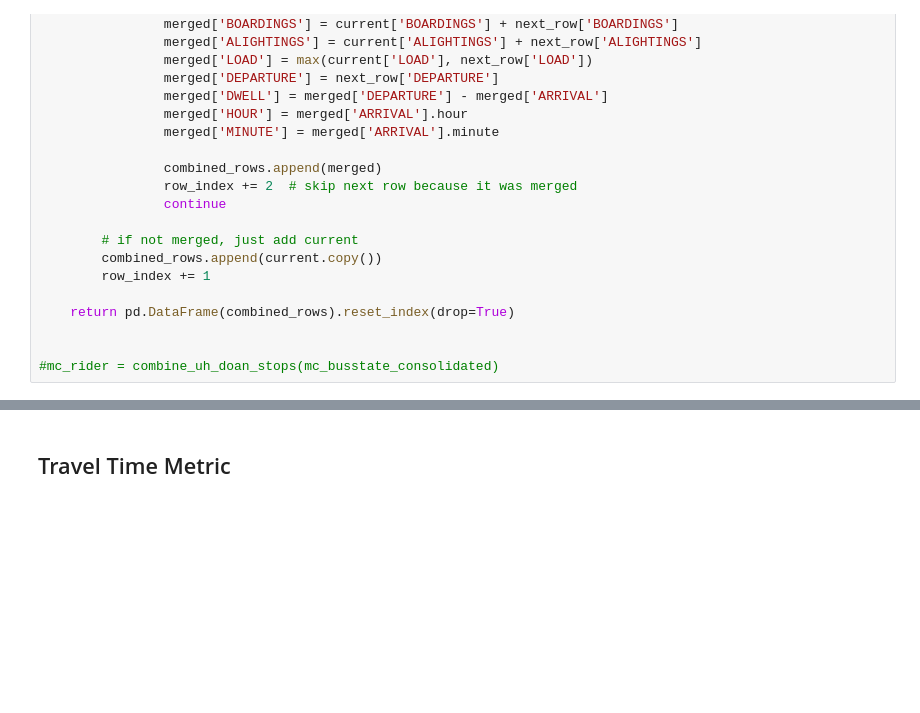
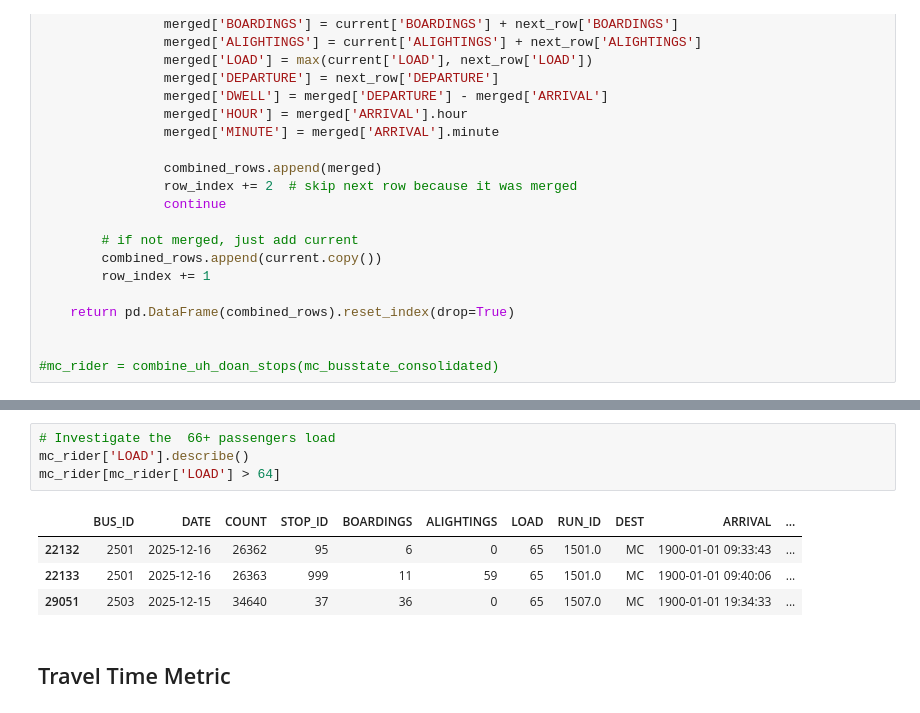
Before and after one commit to morgan1461/WMC-dashboard, a Jupyter notebook: med_center_dashboard metrics.ipynb, the cells around one changed output, grey strips where cells are left out. Drawn from its saved outputs; the diff is of its cells as text; blank space fills up the shorter version.

```diff
--- a/main.ipynb
+++ b/med_center_dashboard metrics.ipynb
@@ -701,6 +596,15 @@ capacity_summary
 | 4 | 2-8p | 2109 | 1845 | 254 | 10 | 0 |
 | 5 | 8-10p | 401 | 401 | 0 | 0 | 0 |
 | 6 | 10p-12a | 454 | 439 | 14 | 1 | 0 |
+# %%
+# Investigate the  66+ passengers load
+mc_rider['LOAD'].describe()
+mc_rider[mc_rider['LOAD'] > 64]
+# %% [output]
+|  | BUS_ID | DATE | COUNT | STOP_ID | BOARDINGS | ALIGHTINGS | LOAD | RUN_ID | DEST | ARRIVAL | ... |
+| 22132 | 2501 | 2025-12-16 | 26362 | 95 | 6 | 0 | 65 | 1501.0 | MC | 1900-01-01 09:33:43 | ... |
+| 22133 | 2501 | 2025-12-16 | 26363 | 999 | 11 | 59 | 65 | 1501.0 | MC | 1900-01-01 09:40:06 | ... |
+| 29051 | 2503 | 2025-12-15 | 34640 | 37 | 36 | 0 | 65 | 1507.0 | MC | 1900-01-01 19:34:33 | ... |
 # %% [markdown]
 ## Travel Time Metric
 # %%
```
Also changed, not shown: parts of 8 cells of this notebook, 3 other files.
